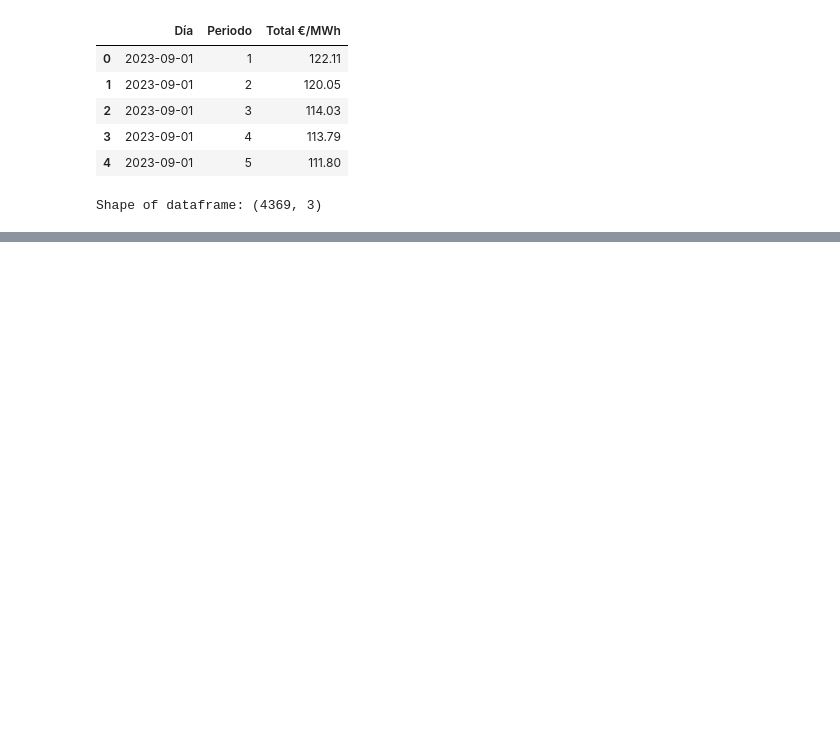
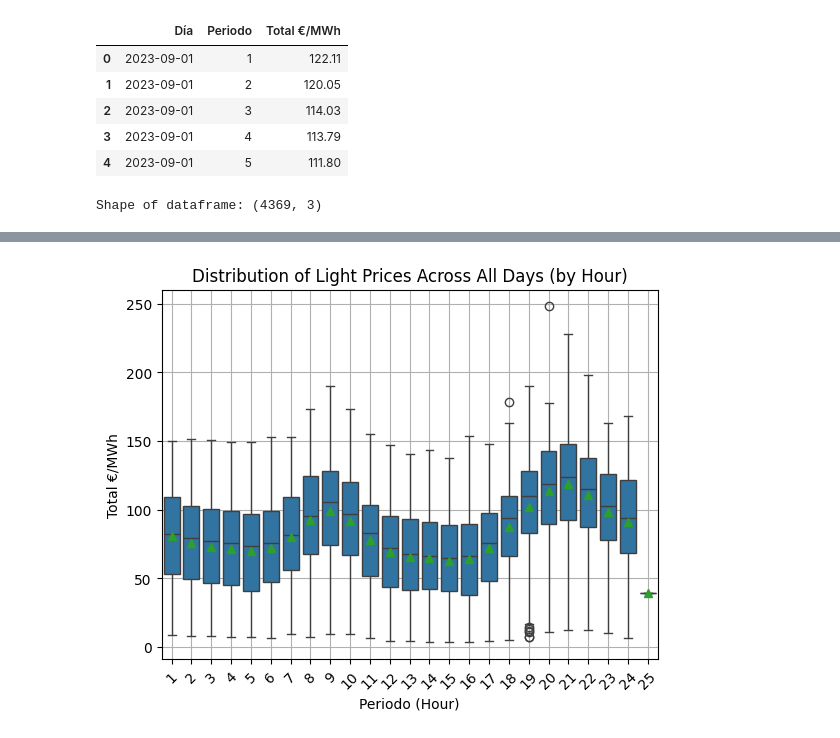
Before and after one commit to Ignacio-Antequera/PVPC-Market-Price-Forecasting, a Jupyter notebook: PVPC-Predictor.ipynb, the cells around one changed output, grey strips where cells are left out. Saved outputs shown, nothing was run; the diff lists cells and outputs as text; code cells hidden in the pictures; blank space fills up the shorter version.

```diff
--- a/PVPC-Predictor.ipynb
+++ b/PVPC-Predictor.ipynb
@@ -210,0 +251,17 @@ Shape of dataframe: (4369, 3)
+# %%
+import seaborn as sns
+
+sns.boxplot(
+    x = "Periodo",
+    y = "Total €/MWh",
+    showmeans = True,  # Show mean values for each hour
+    data = filtered_df
+)
+plt.xlabel("Periodo (Hour)")
+plt.ylabel("Total €/MWh")
+plt.title("Distribution of Light Prices Across All Days (by Hour)")
+plt.xticks(rotation = 45)  # Rotate x-axis labels for better readability
+plt.grid(True)
+plt.show()
+# %% [output]
+[figure, added]
```
Also changed, not shown: parts of 3 cells of this notebook.
